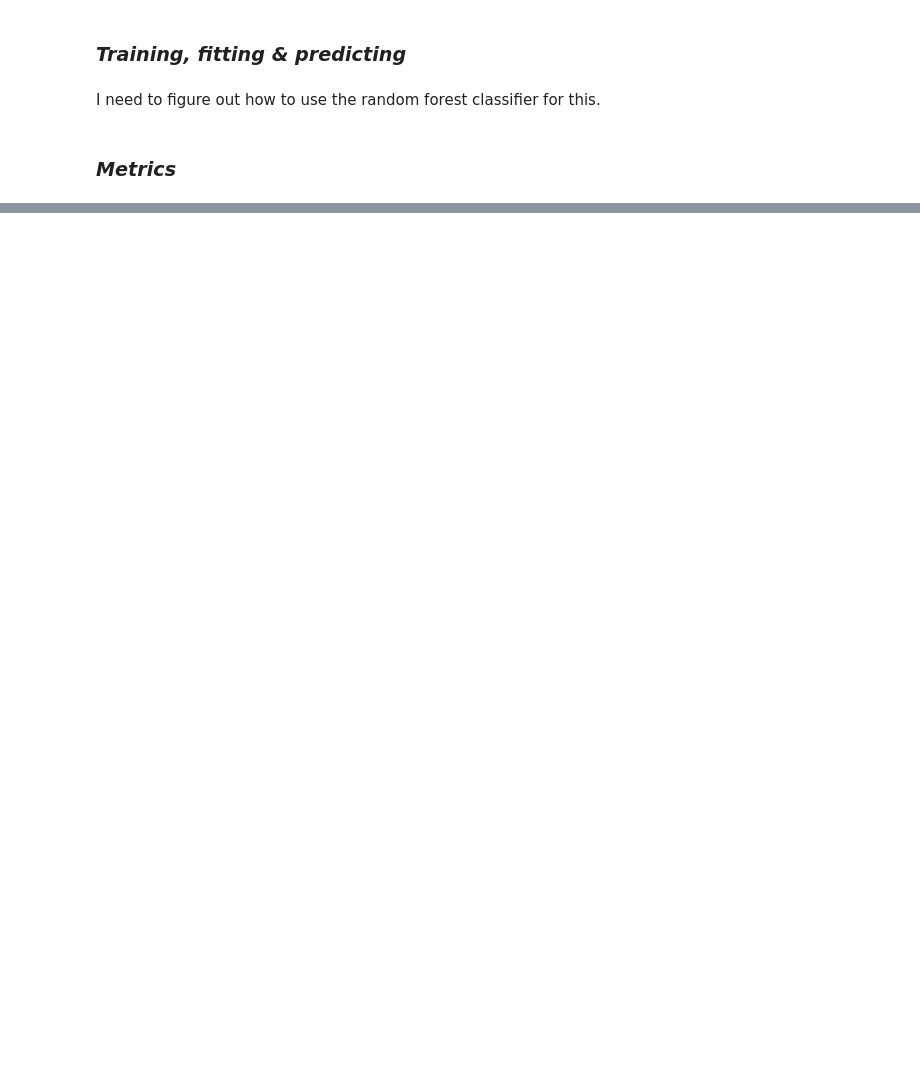
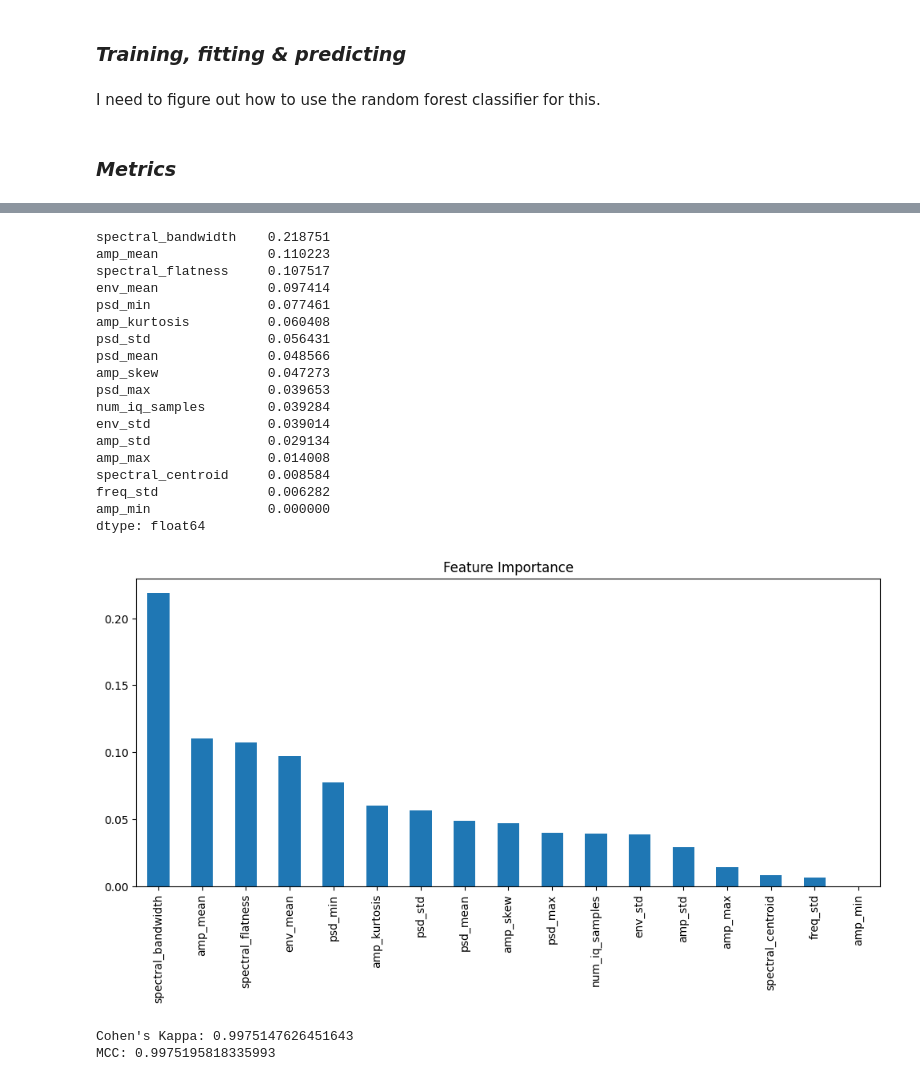
Before and after one commit to changerate/iq-classification-classical-models, a Jupyter notebook: classical-rf.ipynb, the cells around one changed output, grey strips where cells are left out. Cells and saved outputs as stored; diff of their text form; code cells hidden in the pictures; blank space fills up the shorter version.

```diff
--- a/classical-rf.ipynb
+++ b/classical-rf.ipynb
@@ -455,0 +457,33 @@ plt.show()
+# %%
+fi = pd.Series(rf.feature_importances_, index=feature_names).sort_values(ascending=False)
+print(fi)
+fi.plot(kind='bar', figsize=(12,5), title="Feature Importance")
+plt.show()
+# %% [output]
+spectral_bandwidth    0.218751
+amp_mean              0.110223
+spectral_flatness     0.107517
+env_mean              0.097414
+psd_min               0.077461
+amp_kurtosis          0.060408
+psd_std               0.056431
+psd_mean              0.048566
+amp_skew              0.047273
+psd_max               0.039653
+num_iq_samples        0.039284
+env_std               0.039014
+amp_std               0.029134
+amp_max               0.014008
+spectral_centroid     0.008584
+freq_std              0.006282
+amp_min               0.000000
+dtype: float64
+[figure, added]
+# %%
+from sklearn.metrics import cohen_kappa_score
+print("Cohen's Kappa:", cohen_kappa_score(y_test, y_pred))
+from sklearn.metrics import matthews_corrcoef
+print("MCC:", matthews_corrcoef(y_test, y_pred))
+# %% [output]
+Cohen's Kappa: 0.9975147626451643
+MCC: 0.9975195818335993
```
Also changed, not shown: parts of 6 cells of this notebook.
